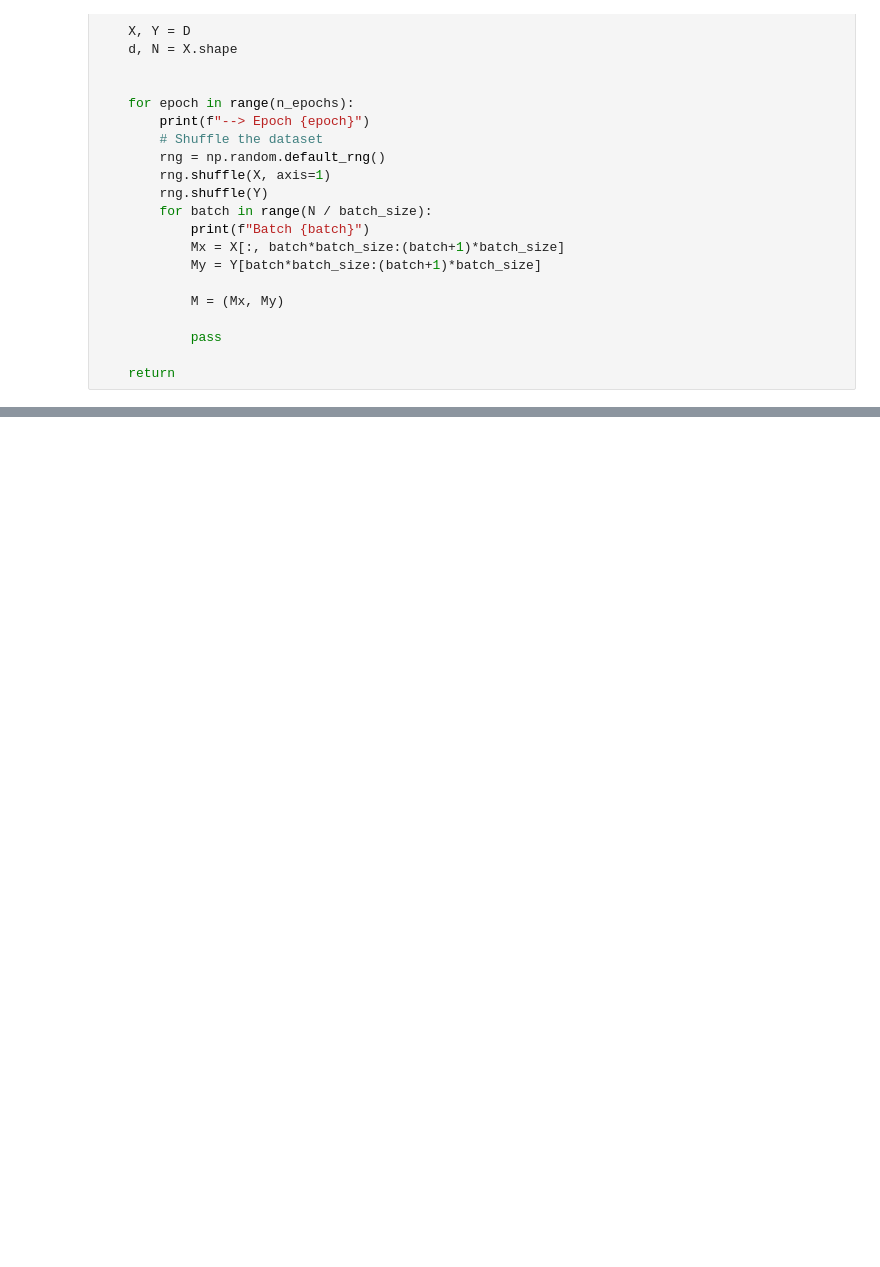
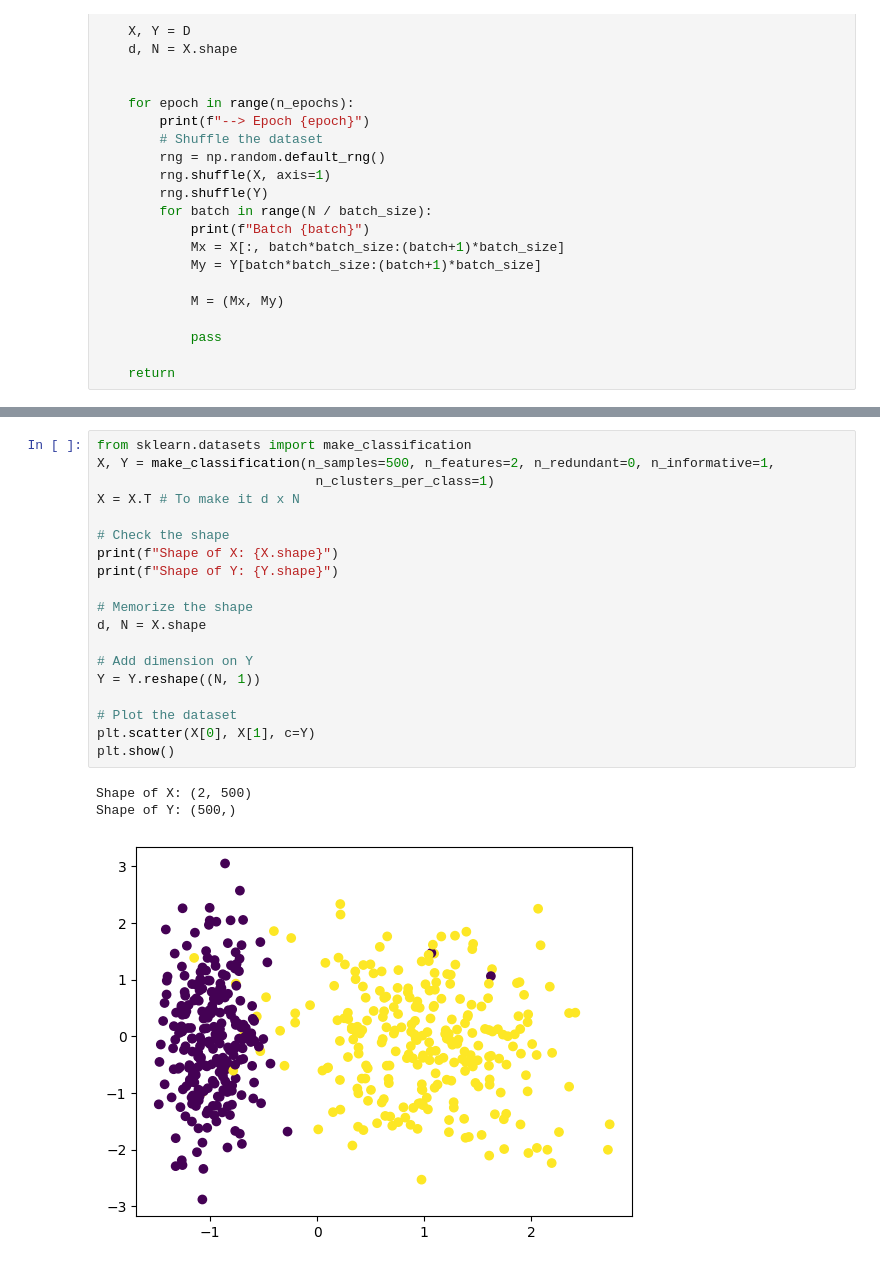
Before and after one commit to Tony3oo3/SMMAI_Lab, a Jupyter notebook: Lecture_4/lecture4.ipynb, the cells around one changed output, grey strips where cells are left out. Cells and saved outputs as stored; diff of their text form; blank space fills up the shorter version.

```diff
--- a/Lecture_4/lecture4.ipynb
+++ b/Lecture_4/lecture4.ipynb
@@ -141,0 +165,23 @@ def SGD(l, grad_l, w0, data, batch_size, n_epochs):
+# %%
+from sklearn.datasets import make_classification
+X, Y = make_classification(n_samples=500, n_features=2, n_redundant=0, n_informative=1,
+                            n_clusters_per_class=1)
+X = X.T # To make it d x N
+
+# Check the shape
+print(f"Shape of X: {X.shape}")
+print(f"Shape of Y: {Y.shape}")
+
+# Memorize the shape
+d, N = X.shape
+
+# Add dimension on Y
+Y = Y.reshape((N, 1))
+
+# Plot the dataset
+plt.scatter(X[0], X[1], c=Y)
+plt.show()
+# %% [output]
+Shape of X: (2, 500)
+Shape of Y: (500,)
+[figure, added]
```
Also changed, not shown: parts of 12 cells of this notebook.
